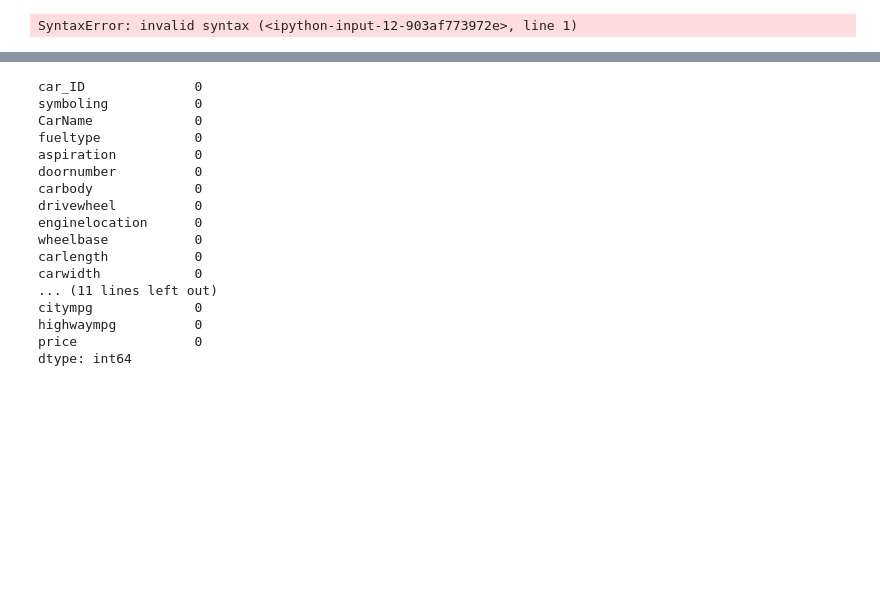
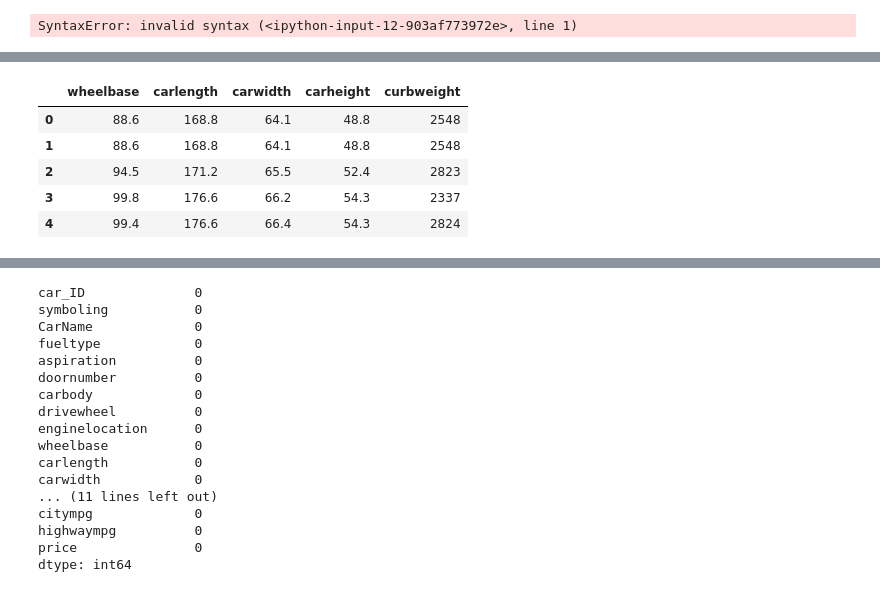
Before and after one commit to NextLmabda/classMaterials, a Jupyter notebook: Projects/PROJECT1 Car Price Prediction/CarPricePrediction.ipynb, the cells around one changed output, grey strips where cells are left out. Drawn from its saved outputs; the diff is of its cells as text; code cells hidden in the pictures; blank space fills up the shorter version.

```diff
--- a/Projects/PROJECT1 Car Price Prediction/CarPricePrediction.ipynb
+++ b/Projects/PROJECT1 Car Price Prediction/CarPricePrediction.ipynb
@@ -61,0 +75,9 @@ df.head()
+# %%
+df.head()
+# %% [output]
+|  | wheelbase | carlength | carwidth | carheight | curbweight |
+| 0 | 88.6 | 168.8 | 64.1 | 48.8 | 2548 |
+| 1 | 88.6 | 168.8 | 64.1 | 48.8 | 2548 |
+| 2 | 94.5 | 171.2 | 65.5 | 52.4 | 2823 |
+| 3 | 99.8 | 176.6 | 66.2 | 54.3 | 2337 |
+| 4 | 99.4 | 176.6 | 66.4 | 54.3 | 2824 |
```
Also changed, not shown: parts of 11 cells of this notebook, 8 other files.
